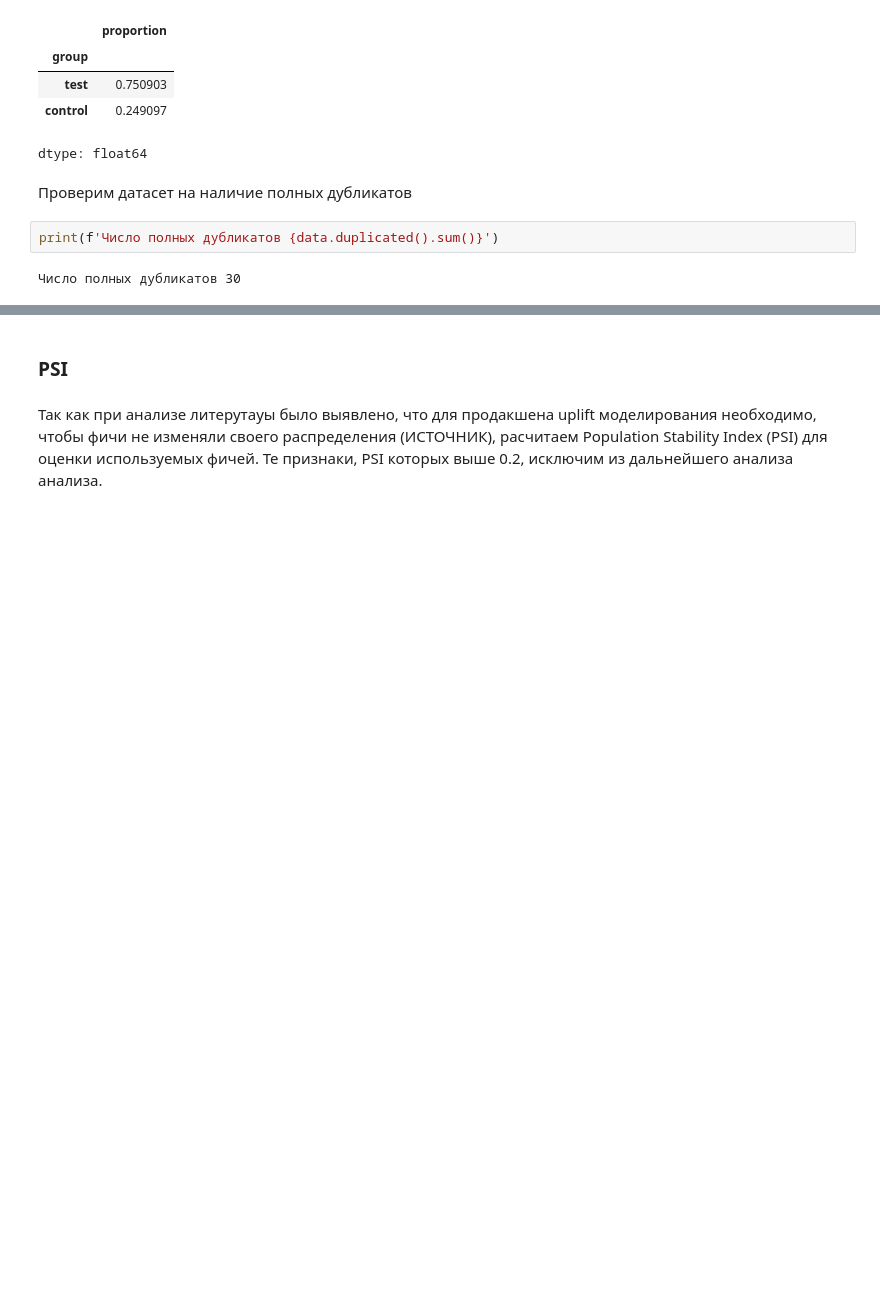
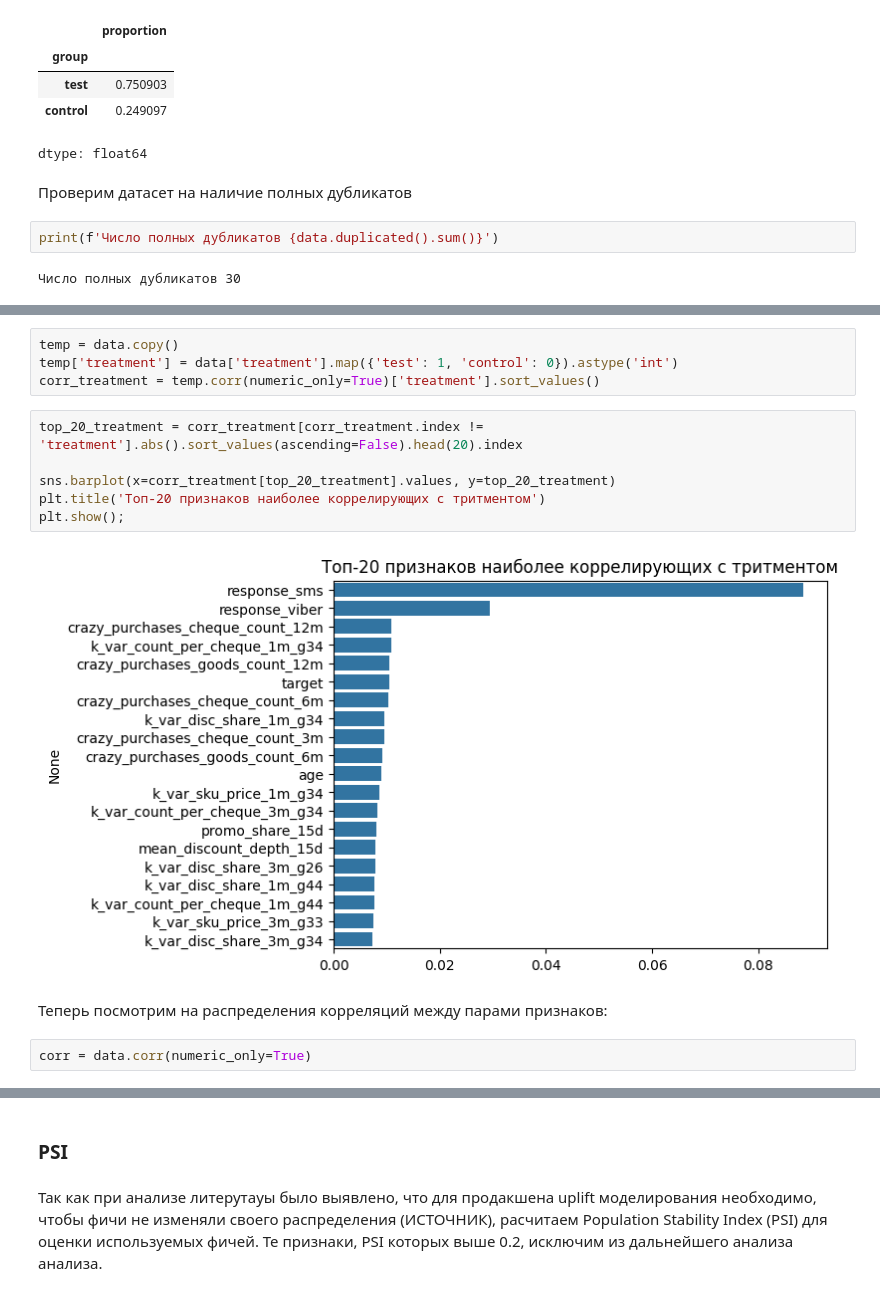
Before and after one commit to kseniakolpakov/uplift_fs, a Jupyter notebook: EDA/EDA.ipynb, the cells around one changed output, grey strips where cells are left out. Cells and saved outputs as stored; diff of their text form; blank space fills up the shorter version.

```diff
--- a/EDA/EDA.ipynb
+++ b/EDA/EDA.ipynb
@@ -201,0 +300,16 @@ print(f'Число полных дубликатов {data.duplicated().sum()}')
+# %%
+temp = data.copy()
+temp['treatment'] = data['treatment'].map({'test': 1, 'control': 0}).astype('int')
+corr_treatment = temp.corr(numeric_only=True)['treatment'].sort_values()
+# %%
+top_20_treatment = corr_treatment[corr_treatment.index != 'treatment'].abs().sort_values(ascending=False).head(20).index
+
+sns.barplot(x=corr_treatment[top_20_treatment].values, y=top_20_treatment)
+plt.title('Топ-20 признаков наиболее коррелирующих с тритментом')
+plt.show();
+# %% [output]
+[figure, added]
+# %% [markdown]
+Теперь посмотрим на распределения корреляций между парами признаков:
+# %%
+corr = data.corr(numeric_only=True)
```
Also changed, not shown: parts of 43 cells of this notebook, 3 other files.
